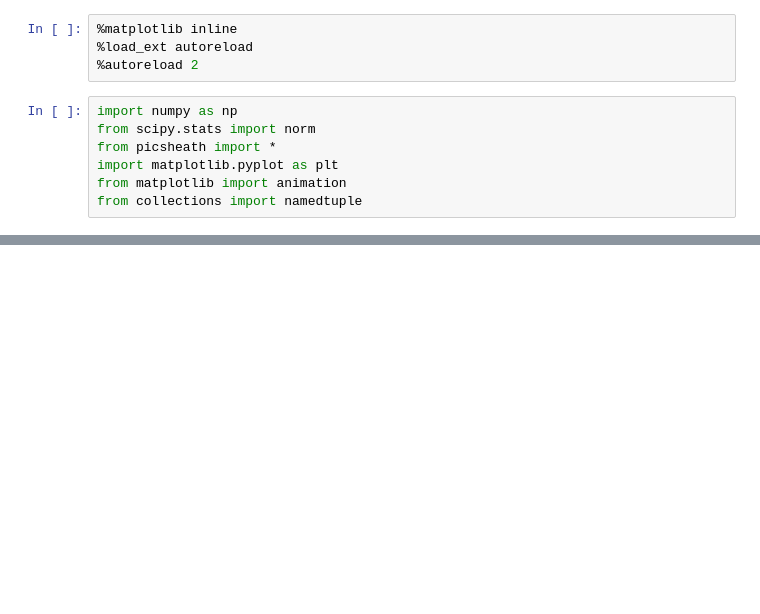
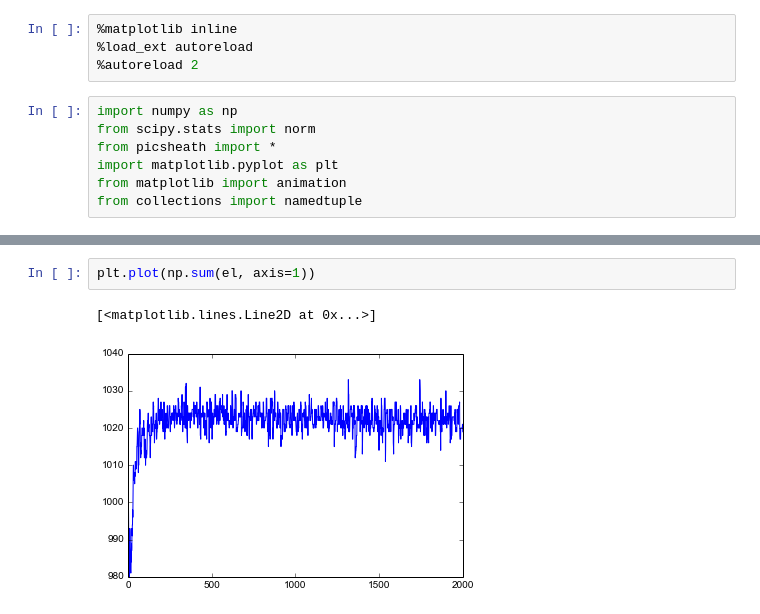
Before and after one commit to shigh/pyes1, a Jupyter notebook: pyes1/sheath.ipynb, the cells around one changed output, grey strips where cells are left out. Cells and saved outputs as stored; diff of their text form; blank space fills up the shorter version.

```diff
--- a/pyes1/sheath.ipynb
+++ b/pyes1/sheath.ipynb
@@ -68,0 +69,5 @@ if True:
+# %%
+plt.plot(np.sum(el, axis=1))
+# %% [output]
+[<matplotlib.lines.Line2D at 0x...>]
+[figure, added]
```
Also changed, not shown: parts of 3 cells of this notebook, 1 other file.
